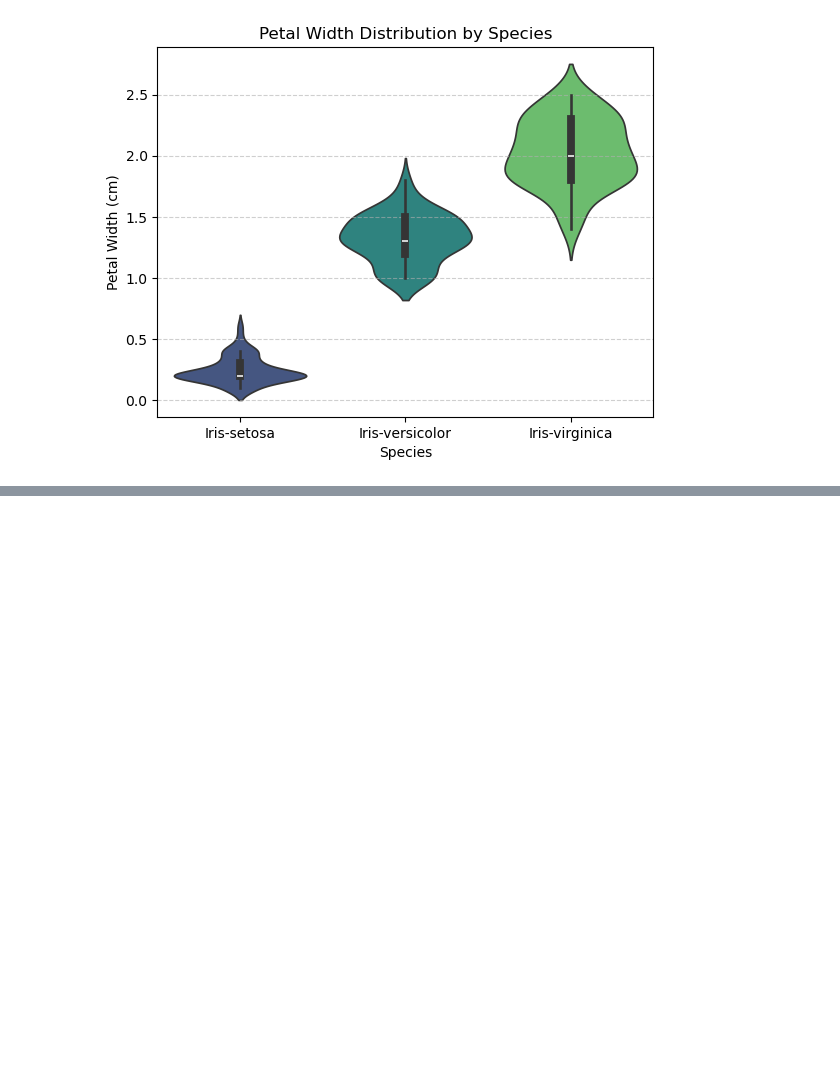
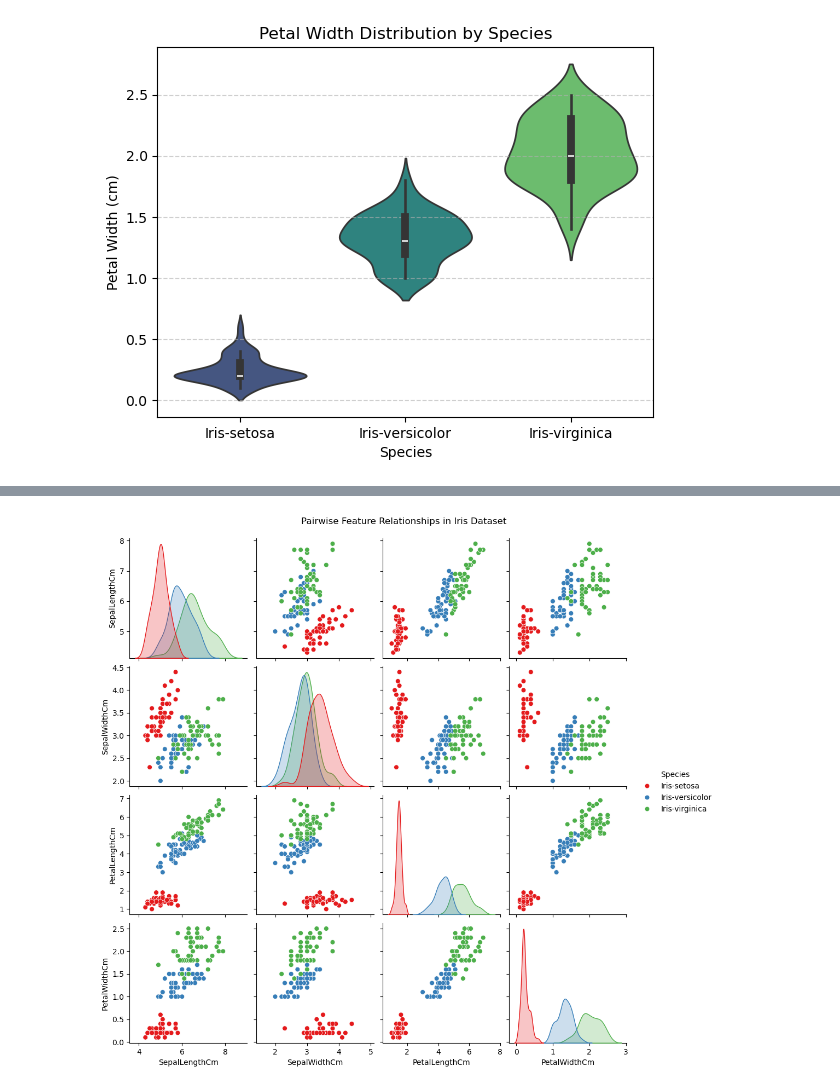
Before and after one commit to shivammarkanday/DV_Lab, a Jupyter notebook: Lab4/lab4.ipynb, the cells around one changed output, grey strips where cells are left out. Cells and saved outputs as stored; diff of their text form; code cells hidden in the pictures; blank space fills up the shorter version.

Commit message:
Lab 4 Completed with formatting of ipynb notebook and figure saved

```diff
--- a/Lab4/lab4.ipynb
+++ b/Lab4/lab4.ipynb
@@ -159,0 +232,28 @@ plt.show()
+# %%
+import pandas as pd
+import seaborn as sns
+import matplotlib.pyplot as plt
+
+
+data = pd.read_csv("/Users/shivammarkanday/Library/CloudStorage/OneDrive-AdaniUniversity/OneDrive College/SEM 6 (2026)/DV/Jupyter Notebook/Lab4/Datasets/Iris.csv")
+
+
+sns.pairplot(
+    data,
+    vars=["SepalLengthCm", "SepalWidthCm", "PetalLengthCm", "PetalWidthCm"],
+    hue="Species",
+    palette="Set1",
+    markers="o",
+    plot_kws={
+        "s": 40,
+        "alpha": 1,
+        # "edgecolor": "black"
+    },
+    diag_kind="kde"
+)
+
+plt.suptitle("Pairwise Feature Relationships in Iris Dataset",y=1.02)
+plt.savefig("pair_plot.png", dpi=300, bbox_inches='tight')
+plt.show()
+# %% [output]
+[figure, added]
```
Also changed, not shown: parts of 12 cells of this notebook, 6 other files.
